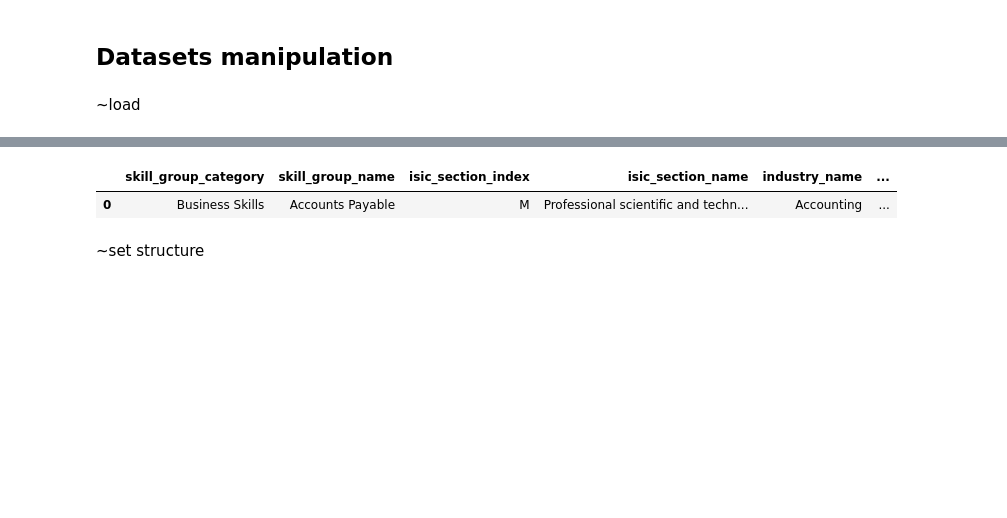
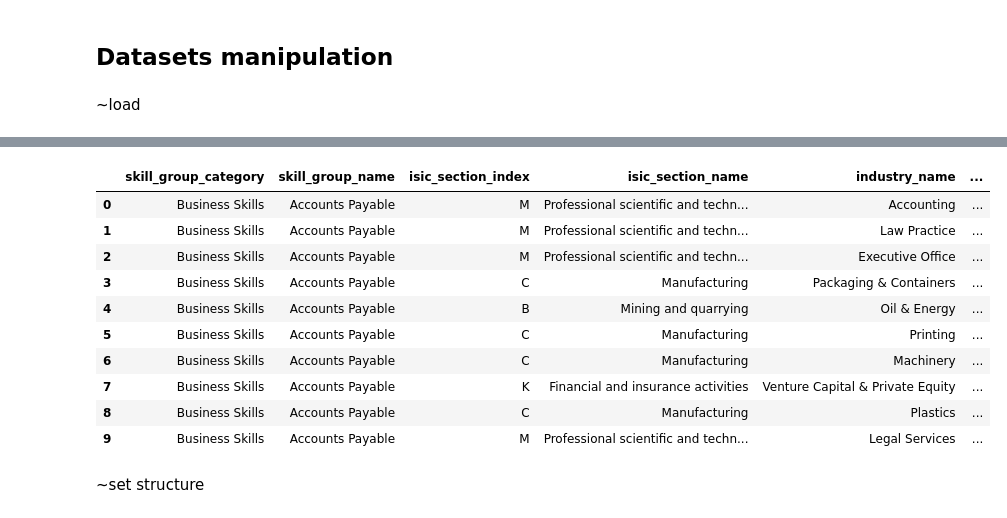
Before and after one commit to Odoog/DLhomeworks, a Jupyter notebook: JobsAnalysis.ipynb, the cells around one changed output, grey strips where cells are left out. Drawn from its saved outputs; the diff is of its cells as text; code cells hidden in the pictures; blank space fills up the shorter version.

```diff
--- a/JobsAnalysis.ipynb
+++ b/JobsAnalysis.ipynb
@@ -220,9 +285,18 @@ INDUSTRY_NAMES = conf("INDUSTRY_NAMES", list(set(skillsIndustryNeedsDatasetWorld
 # %%
 skillsPenetrationDatasetWorldBankGroup = pd.read_csv('./Datasets/UseSkillPenetration(World Bank Group).csv', delimiter=';', encoding = 'latin-1')
-skillsPenetrationDatasetWorldBankGroup.head(1)
+skillsPenetrationDatasetWorldBankGroup.head(10)
 # %% [output]
 |  | skill_group_category | skill_group_name | isic_section_index | isic_section_name | industry_name | ... |
 | 0 | Business Skills | Accounts Payable | M | Professional scientific and techn... | Accounting | ... |
+| 1 | Business Skills | Accounts Payable | M | Professional scientific and techn... | Law Practice | ... |
+| 2 | Business Skills | Accounts Payable | M | Professional scientific and techn... | Executive Office | ... |
+| 3 | Business Skills | Accounts Payable | C | Manufacturing | Packaging & Containers | ... |
+| 4 | Business Skills | Accounts Payable | B | Mining and quarrying | Oil & Energy | ... |
+| 5 | Business Skills | Accounts Payable | C | Manufacturing | Printing | ... |
+| 6 | Business Skills | Accounts Payable | C | Manufacturing | Machinery | ... |
+| 7 | Business Skills | Accounts Payable | K | Financial and insurance activities | Venture Capital & Private Equity | ... |
+| 8 | Business Skills | Accounts Payable | C | Manufacturing | Plastics | ... |
+| 9 | Business Skills | Accounts Payable | M | Professional scientific and techn... | Legal Services | ... |
 # %% [markdown]
 ~set structure
 # %%
```
Also changed, not shown: parts of 21 cells of this notebook.
